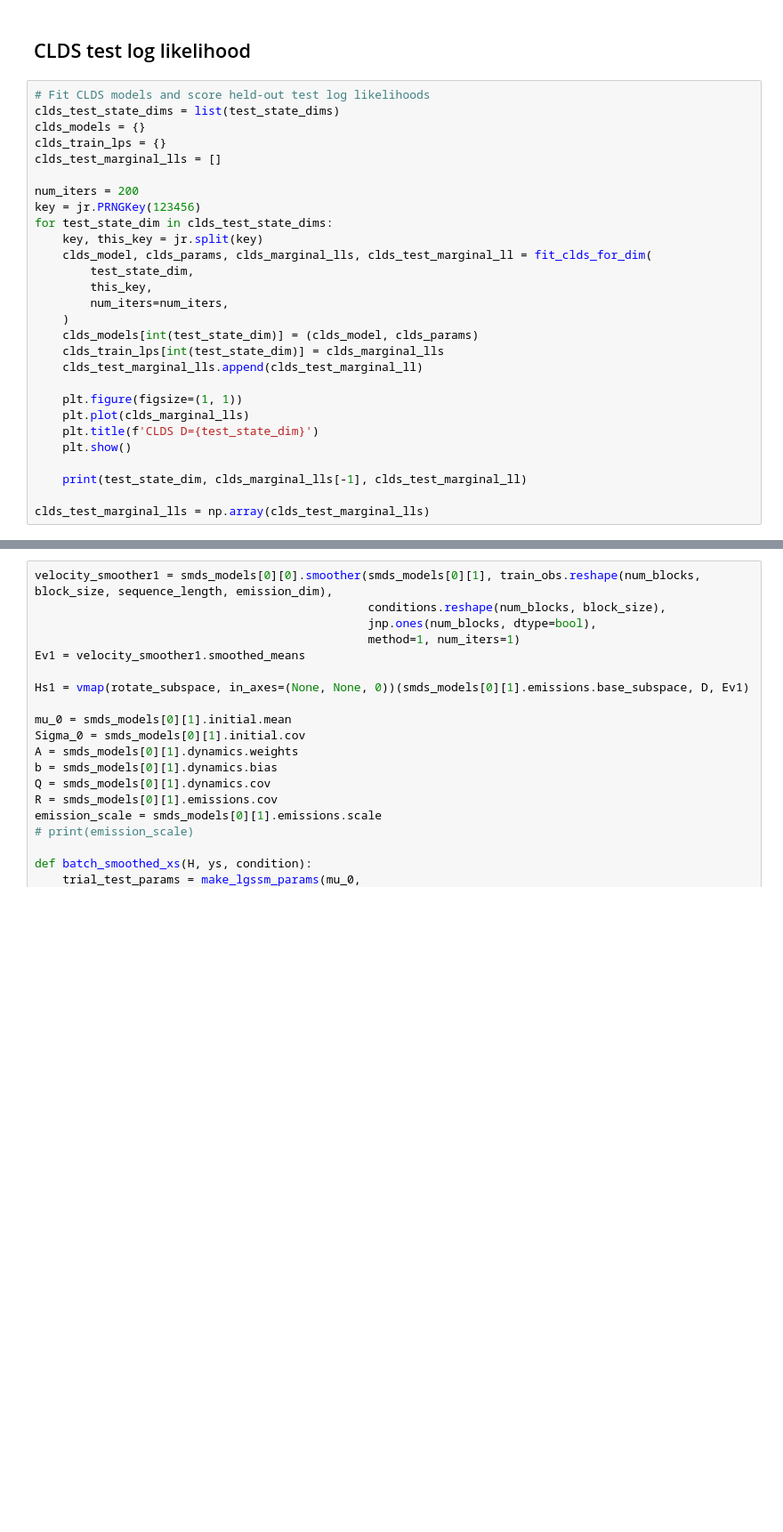
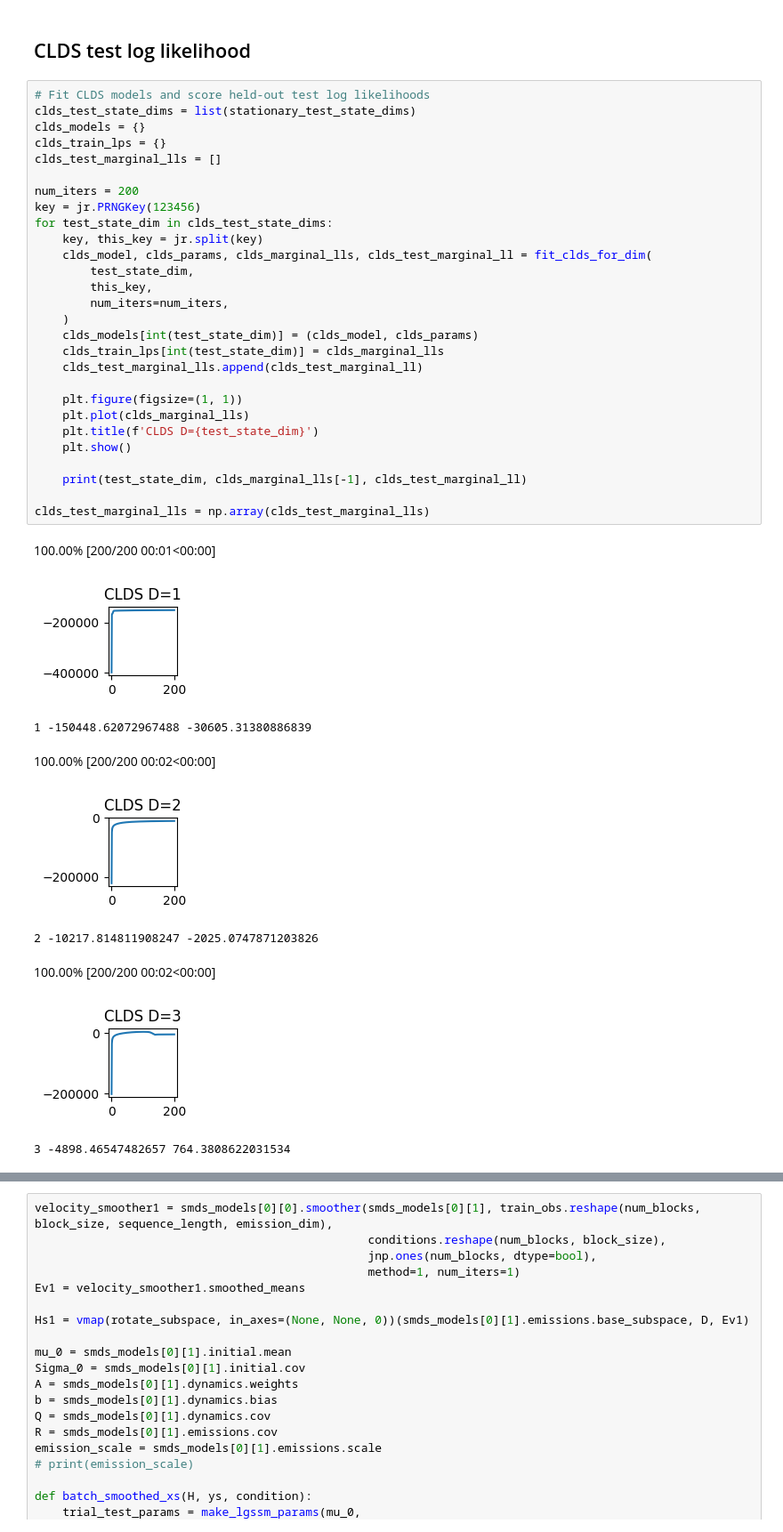
Before and after one commit to jhdlee/representational_drift, a Jupyter notebook: notebooks/figure2_small_clds.ipynb, the cells around one changed output, grey strips where cells are left out. Shown at 89% size. Cells and saved outputs as stored; diff of their text form; blank space fills up the shorter version.

```diff
--- a/notebooks/figure2_small_clds.ipynb
+++ b/notebooks/figure2_small_clds.ipynb
@@ -1021,29 +1156,39 @@ plt.show()
 ## CLDS test log likelihood
 # %%
 # Fit CLDS models and score held-out test log likelihoods
-clds_test_state_dims = list(test_state_dims)
+clds_test_state_dims = list(stationary_test_state_dims)
 clds_models = {}
 clds_train_lps = {}
 clds_test_marginal_lls = []
 
 num_iters = 200
 key = jr.PRNGKey(123456)
 for test_state_dim in clds_test_state_dims:
     key, this_key = jr.split(key)
     clds_model, clds_params, clds_marginal_lls, clds_test_marginal_ll = fit_clds_for_dim(
         test_state_dim,
         this_key,
         num_iters=num_iters,
     )
     clds_models[int(test_state_dim)] = (clds_model, clds_params)
     clds_train_lps[int(test_state_dim)] = clds_marginal_lls
     clds_test_marginal_lls.append(clds_test_marginal_ll)
 
     plt.figure(figsize=(1, 1))
     plt.plot(clds_marginal_lls)
     plt.title(f'CLDS D={test_state_dim}')
     plt.show()
 
     print(test_state_dim, clds_marginal_lls[-1], clds_test_marginal_ll)
 
 clds_test_marginal_lls = np.array(clds_test_marginal_lls)
+# %% [output]
+100.00% [200/200 00:01<00:00]
+[figure, added]
+1 -150448.62072967488 -30605.31380886839
+100.00% [200/200 00:02<00:00]
+[figure, added]
+2 -10217.814811908247 -2025.0747871203826
+100.00% [200/200 00:02<00:00]
+[figure, added]
+3 -4898.46547482657 764.3808622031534
```
Also changed, not shown: parts of 25 cells of this notebook, 5 other files.
